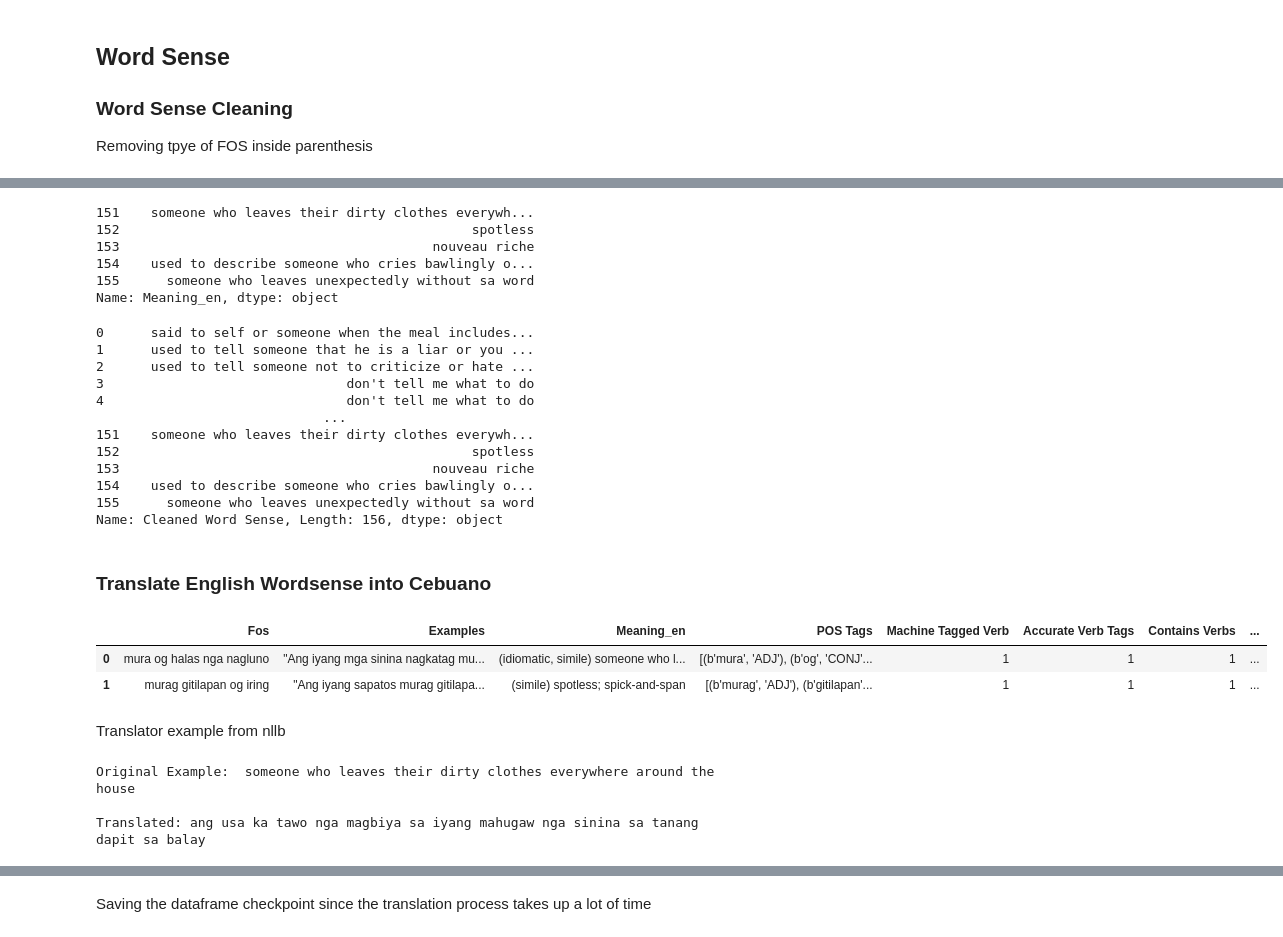
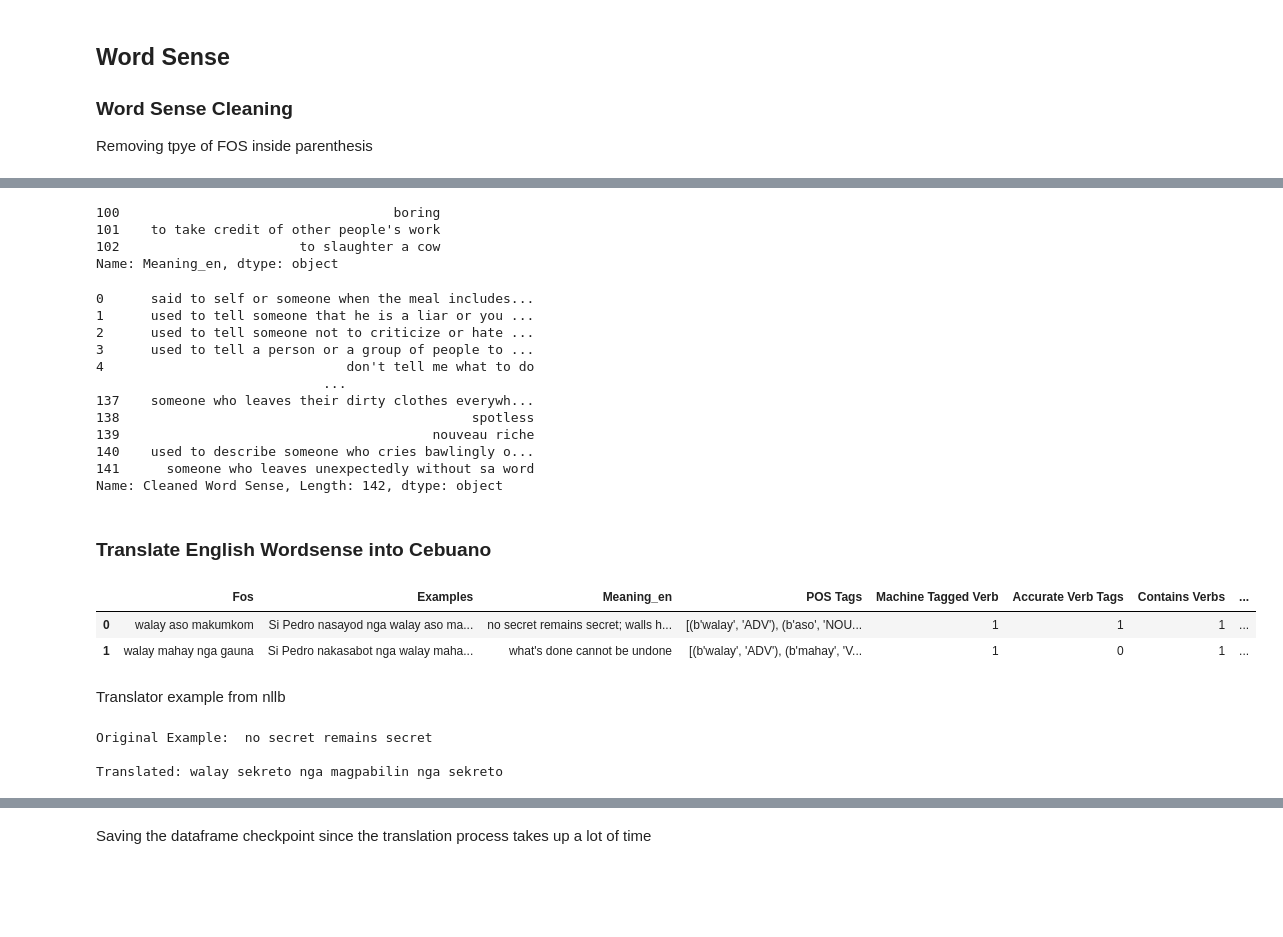
Before and after one commit to MiguelPartosa/Thesis-FOS-BinaryClass-WSD, a Jupyter notebook: Thesis_Implementation_1_2.ipynb, the cells around one changed output, grey strips where cells are left out. Saved outputs shown, nothing was run; the diff lists cells and outputs as text; code cells hidden in the pictures; blank space fills up the shorter version.

```diff
--- a/Thesis_Implementation_1_2.ipynb
+++ b/Thesis_Implementation_1_2.ipynb
@@ -171,7 +168,7 @@ After Manual verification, `df_filtered` is reassigned to the manually verified
 # %%
 #  TODO temporary dataset treated as final
 # Importing cleaned dataset
-df_verified = pd.read_excel("../../Dataset/TEMP_POS Tags Verification.xlsx")
+df_verified = pd.read_excel("../../Dataset/POS Tags Final.xlsx").drop(columns=['Unnamed: 10','Unnamed: 11'])
 df_verified
 # %% [output]
 |  | Fos | Examples | Meaning_en | POS Tags | Machine Tagged Verb | Accurate Verb Tags | Contains Verbs | ... |
@@ -192,8 +189,7 @@ df_verified
 
 - Verification must be done before filtering out tagged verbs
 # %%
-# TODO: After verification, change Contains verbs to Corrected column
-df_verbs_filtered = df_verified[df_verified['Contains Verbs'] == 1].reset_index(
+df_verbs_filtered = df_verified[df_verified['Corrected - Contains Verbs'] == 1].reset_index(
     drop=True)
 df_verbs_filtered
 # %% [output]
@@ -236,7 +232,7 @@ df_verbs_filtered
 import re
 
 # Example
-sample_set = df_verbs_filtered.iloc[151:156, [2]]
+sample_set = df_verbs_filtered.iloc[100:103, [2]]
 
 
 def CleanWordSense(meaning: str) -> str:
@@ -256,11 +252,9 @@ def CleanWordSense(meaning: str) -> str:
 
 sample_set['Meaning_en'].apply(CleanWordSense)
 # %% [output]
-151    someone who leaves their dirty clothes everywh...
-152                                             spotless
-153                                        nouveau riche
-154    used to describe someone who cries bawlingly o...
-155      someone who leaves unexpectedly without sa word
+100                                   boring
+101    to take credit of other people's work
+102                       to slaughter a cow
 Name: Meaning_en, dtype: object
 # %%
 df_cleaned_sense = df_verbs_filtered.copy()
@@ -271,27 +265,27 @@ df_cleaned_sense['Cleaned Word Sense']
 0      said to self or someone when the meal includes...
 1      used to tell someone that he is a liar or you ...
 2      used to tell someone not to criticize or hate ...
-3                               don't tell me what to do
+3      used to tell a person or a group of people to ...
 4                               don't tell me what to do
                              ...
-151    someone who leaves their dirty clothes everywh...
-152                                             spotless
-153                                        nouveau riche
-154    used to describe someone who cries bawlingly o...
-155      someone who leaves unexpectedly without sa word
-Name: Cleaned Word Sense, Length: 156, dtype: object
+137    someone who leaves their dirty clothes everywh...
+138                                             spotless
+139                                        nouveau riche
+140    used to describe someone who cries bawlingly o...
+141      someone who leaves unexpectedly without sa word
+Name: Cleaned Word Sense, Length: 142, dtype: object
 # %%
 df_cleaned_sense.to_excel(
     '../../Dataset/Cleaned_Word_sense.xlsx', sheet_name="Cleaned Word Sense", index=False)
 # %% [markdown]
 ### Translate English Wordsense into Cebuano
 # %%
-example = df_cleaned_sense.iloc[151:153].reset_index(drop=True)
+example = df_cleaned_sense.iloc[131:133].reset_index(drop=True)
 example
 # %% [output]
 |  | Fos | Examples | Meaning_en | POS Tags | Machine Tagged Verb | Accurate Verb Tags | Contains Verbs | ... |
-| 0 | mura og halas nga nagluno | "Ang iyang mga sinina nagkatag mu... | (idiomatic, simile) someone who l... | [(b'mura', 'ADJ'), (b'og', 'CONJ'... | 1 | 1 | 1 | ... |
-| 1 | murag gitilapan og iring | "Ang iyang sapatos murag gitilapa... | (simile) spotless; spick-and-span | [(b'murag', 'ADJ'), (b'gitilapan'... | 1 | 1 | 1 | ... |
+| 0 | walay aso makumkom | Si Pedro nasayod nga walay aso ma... | no secret remains secret; walls h... | [(b'walay', 'ADV'), (b'aso', 'NOU... | 1 | 1 | 1 | ... |
+| 1 | walay mahay nga gauna | Si Pedro nakasabot nga walay maha... | what's done cannot be undone | [(b'walay', 'ADV'), (b'mahay', 'V... | 1 | 0 | 1 | ... |
 # %% [markdown]
 Translator example from nllb
 # %%
@@ -302,13 +296,13 @@ def TranslateCebuano(text: str) -> str:
     except Exception as e:
         print(f"{e}\n\n Input:{text}")
         return ""
+
+print("Original Example: ", example['Cleaned Word Sense'][0], "\n\nTranslated:", TranslateCebuano(
+    example['Cleaned Word Sense'][0]))
+# %% [output]
+Original Example:  no secret remains secret
+
+Translated: walay sekreto nga magpabilin nga sekreto
-# %%
-print("Original Example: ", example['Cleaned Word Sense'][0], "\n\nTranslated:", TranslateCebuano(
-    example['Cleaned Word Sense'][0]))
-# %% [output]
-Original Example:  someone who leaves their dirty clothes everywhere around the house
-
-Translated: ang usa ka tawo nga magbiya sa iyang mahugaw nga sinina sa tanang dapit sa balay
 # %%
 df_translated = df_cleaned_sense.copy()
 df_translated["Translated Word Sense"] = df_cleaned_sense['Cleaned Word Sense'].apply(
```
Also changed, not shown: parts of 16 cells of this notebook, 11 other files.
